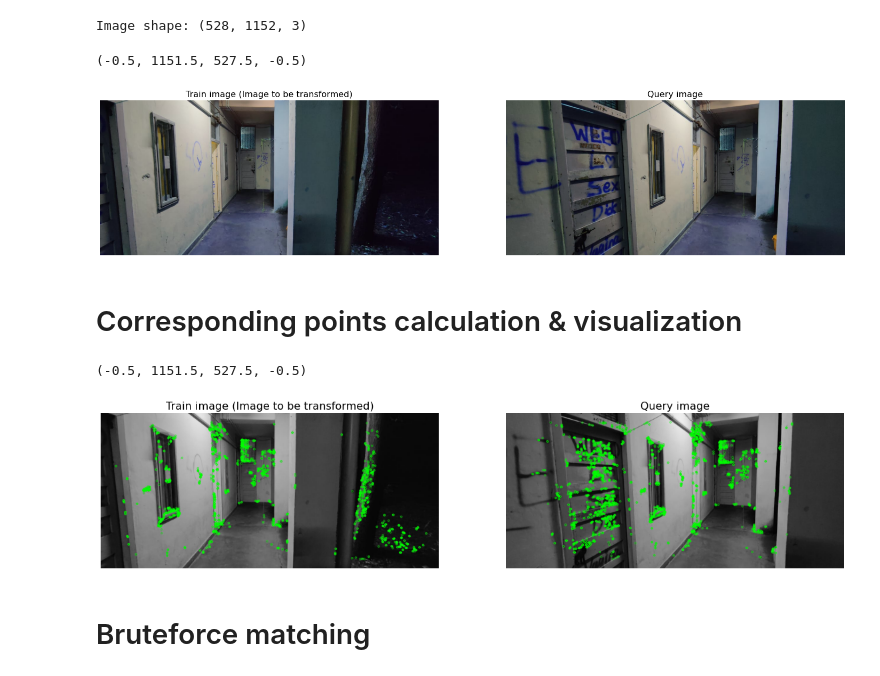
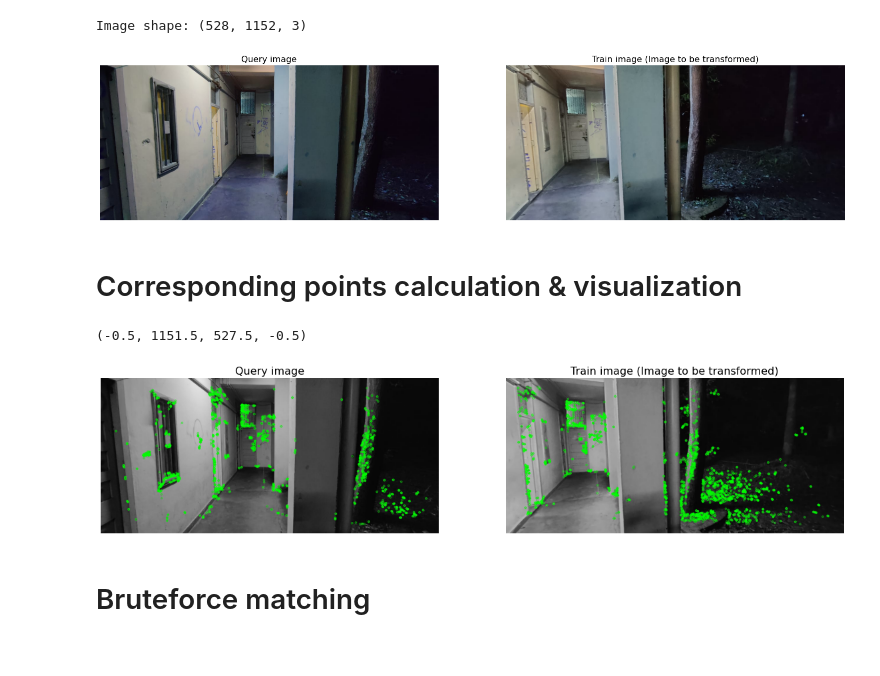
Before and after one commit to relaxxpls/Camera-Scanner, a Jupyter notebook: solve.ipynb, the cells around one changed output. Drawn from its saved outputs; the diff is of its cells as text; code cells hidden in the pictures.

Commit message:
👌 IMPROVE: Use alternate images

```diff
--- a/solve.ipynb
+++ b/solve.ipynb
@@ -3,12 +3,11 @@ import cv2
 import matplotlib.pyplot as plt
 import numpy as np
 # %%
+queryImg = cv2.imread('dataset/3/1.jpeg')
+queryImg_gray = cv2.cvtColor(queryImg, cv2.COLOR_RGB2GRAY)
+
 trainImg = cv2.imread('dataset/3/2.jpeg')
 trainImg_gray = cv2.cvtColor(trainImg, cv2.COLOR_RGB2GRAY)
-print("Image shape:", trainImg.shape)
-
-queryImg = cv2.imread('dataset/3/1.jpeg')
-queryImg_gray = cv2.cvtColor(queryImg, cv2.COLOR_RGB2GRAY)
 
 fig, ax = plt.subplots(nrows=1, ncols=2, constrained_layout=False, figsize=(25, 9))
 ax[0].imshow(queryImg)
@@ -18,29 +17,30 @@ ax[0].axis("off")
 ax[1].imshow(trainImg)
 ax[1].set_title("Train image (Image to be transformed)", fontsize=16)
 ax[1].axis("off")
+
+print("Image shape:", trainImg.shape)
 # %% [output]
 Image shape: (528, 1152, 3)
-(-0.5, 1151.5, 527.5, -0.5)
-[figure, old version]
+[figure, new version]
 # %% [markdown]
 # Corresponding points calculation & visualization
 # %%
 descriptor = cv2.ORB_create(nfeatures=100000)
 kpsA, featuresA = descriptor.detectAndCompute(trainImg_gray, None)
 kpsB, featuresB = descriptor.detectAndCompute(queryImg_gray, None)
 
 fig, ax = plt.subplots(nrows=1, ncols=2, figsize=(20, 8), constrained_layout=False)
 
-ax[0].imshow(cv2.drawKeypoints(trainImg_gray, kpsA, None, color=(0, 255, 0)))
-ax[0].set_title("Train image (Image to be transformed)", fontsize=16)
+ax[0].imshow(cv2.drawKeypoints(queryImg_gray, kpsB, None, color=(0, 255, 0)))
+ax[0].set_title("Query image", fontsize=16)
 ax[0].axis("off")
 
-ax[1].imshow(cv2.drawKeypoints(queryImg_gray, kpsB, None, color=(0, 255, 0)))
-ax[1].set_title("Query image", fontsize=16)
+ax[1].imshow(cv2.drawKeypoints(trainImg_gray, kpsA, None, color=(0, 255, 0)))
+ax[1].set_title("Train image (Image to be transformed)", fontsize=16)
 ax[1].axis("off")
 # %% [output]
 (-0.5, 1151.5, 527.5, -0.5)
-[figure, old version]
+[figure, new version]
 # %% [markdown]
 # Bruteforce matching
 # %%
```
Also changed, not shown: parts of 4 cells of this notebook.
